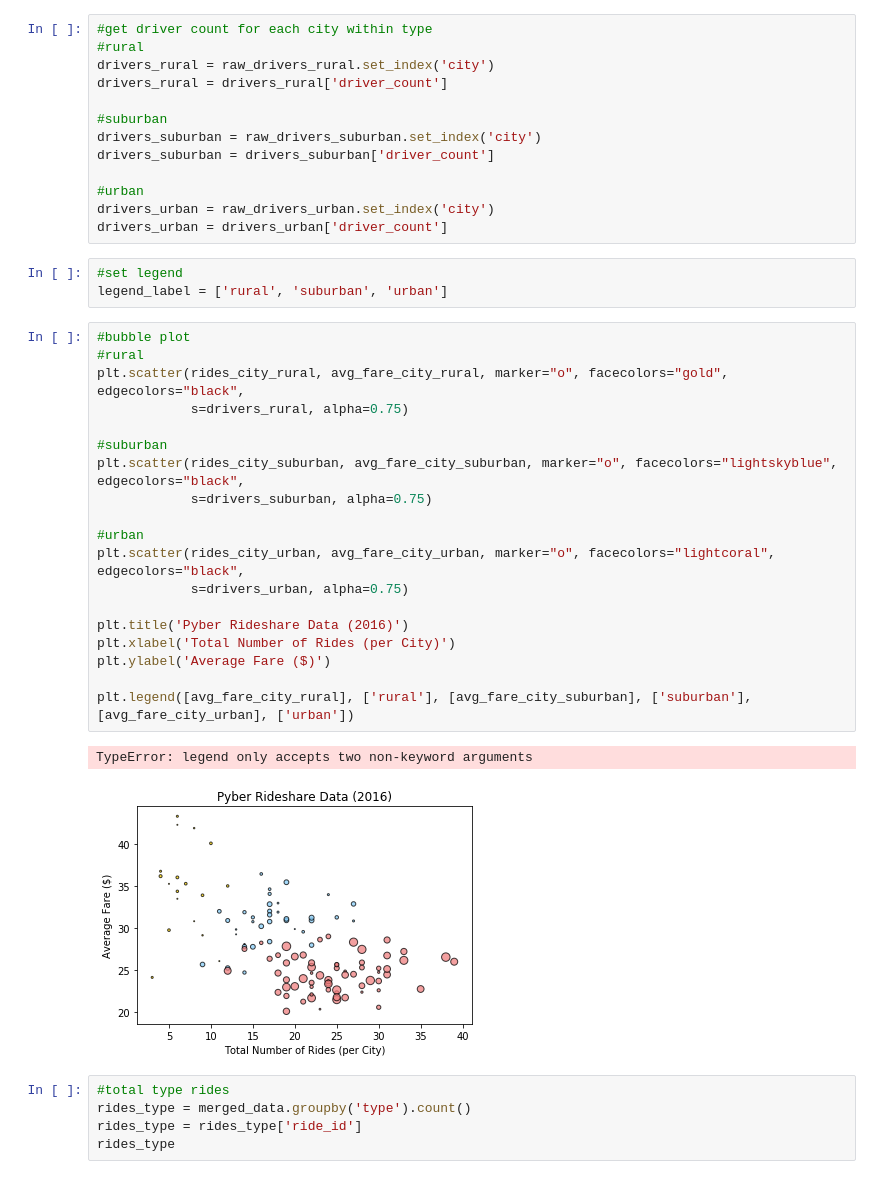
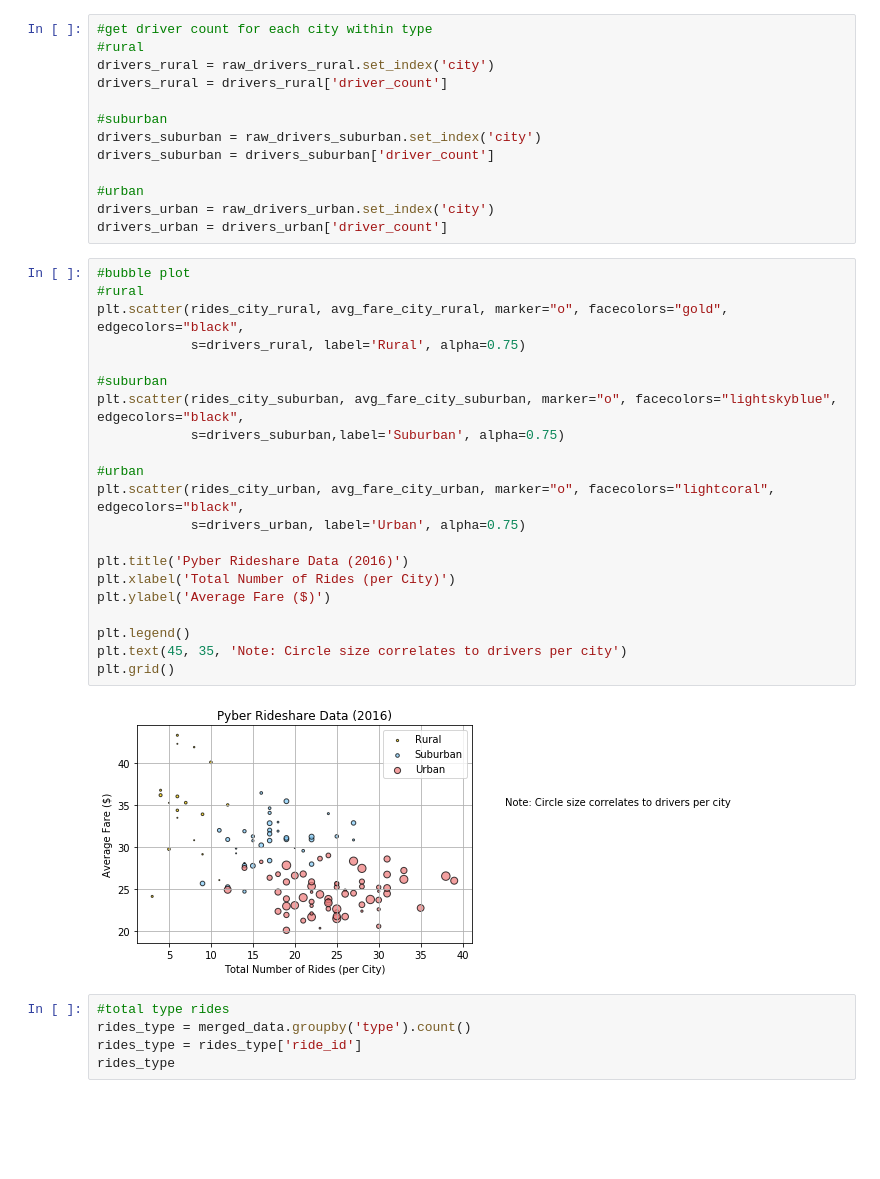
Before and after one commit to tc-sabr/Rideshare_Analysis, a Jupyter notebook: Rideshare_Analysis.ipynb, the cells around one changed output. Saved outputs shown, nothing was run; the diff lists cells and outputs as text; blank space fills up the shorter version.

Commit message:
completed bubble plot with legend and bubble size note

```diff
--- a/Rideshare_Analysis.ipynb
+++ b/Rideshare_Analysis.ipynb
@@ -146,31 +146,29 @@ drivers_suburban = drivers_suburban['driver_count']
 #urban
 drivers_urban = raw_drivers_urban.set_index('city')
 drivers_urban = drivers_urban['driver_count']
-# %%
-#set legend
-legend_label = ['rural', 'suburban', 'urban']
 # %%
 #bubble plot
 #rural
 plt.scatter(rides_city_rural, avg_fare_city_rural, marker="o", facecolors="gold", edgecolors="black",
-            s=drivers_rural, alpha=0.75)
+            s=drivers_rural, label='Rural', alpha=0.75)
 
 #suburban
 plt.scatter(rides_city_suburban, avg_fare_city_suburban, marker="o", facecolors="lightskyblue", edgecolors="black",
-            s=drivers_suburban, alpha=0.75)
+            s=drivers_suburban,label='Suburban', alpha=0.75)
 
 #urban
 plt.scatter(rides_city_urban, avg_fare_city_urban, marker="o", facecolors="lightcoral", edgecolors="black",
-            s=drivers_urban, alpha=0.75)
+            s=drivers_urban, label='Urban', alpha=0.75)
 
 plt.title('Pyber Rideshare Data (2016)')
 plt.xlabel('Total Number of Rides (per City)')
 plt.ylabel('Average Fare ($)')
 
-plt.legend([avg_fare_city_rural], ['rural'], [avg_fare_city_suburban], ['suburban'], [avg_fare_city_urban], ['urban'])
+plt.legend()
+plt.text(45, 35, 'Note: Circle size correlates to drivers per city')
+plt.grid()
 # %% [output]
-TypeError: legend only accepts two non-keyword arguments
-[figure, old version]
+[figure, new version]
 # %%
 #total type rides
 rides_type = merged_data.groupby('type').count()
```
Also changed, not shown: parts of 1 cell of this notebook.
